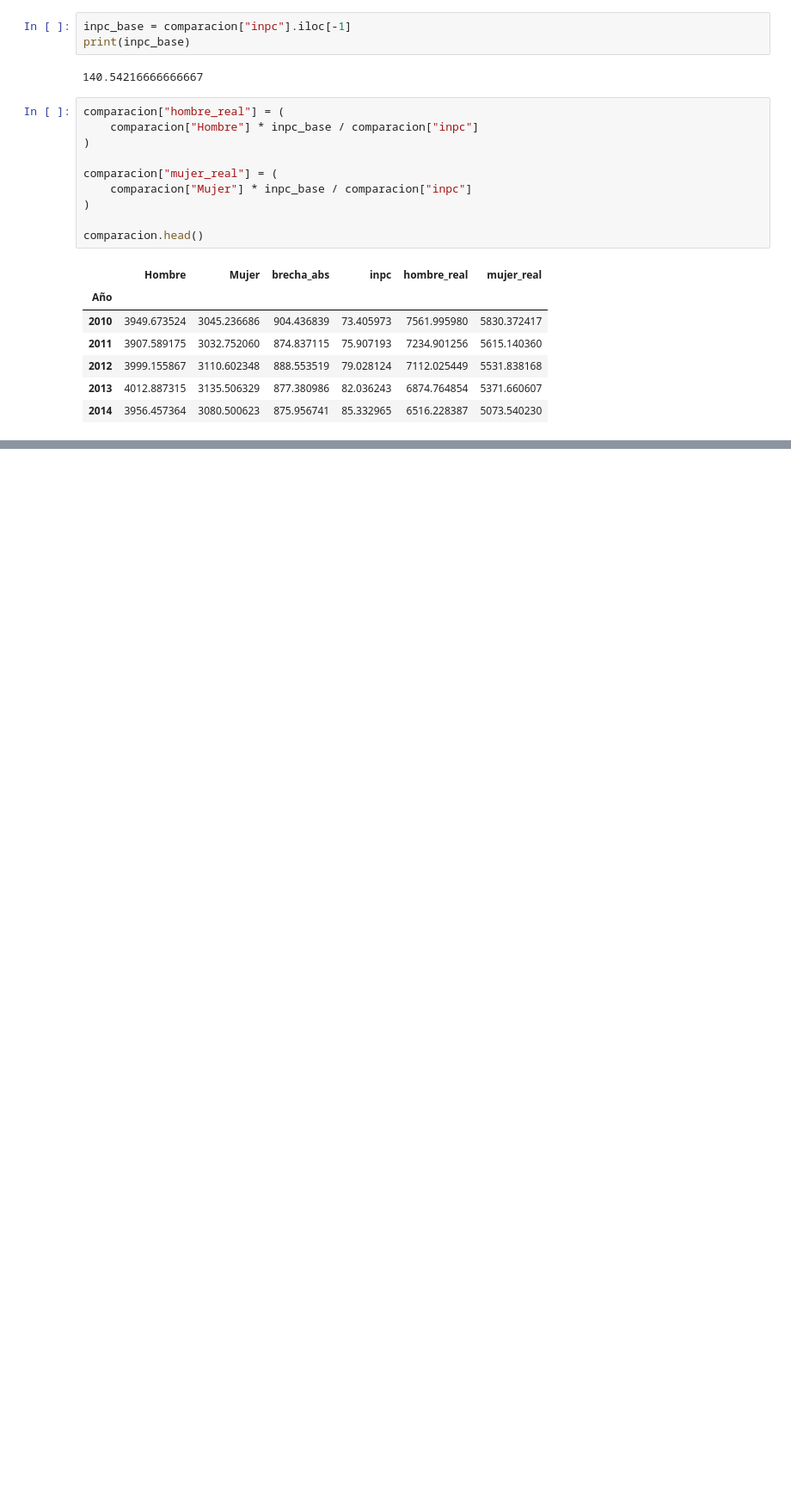
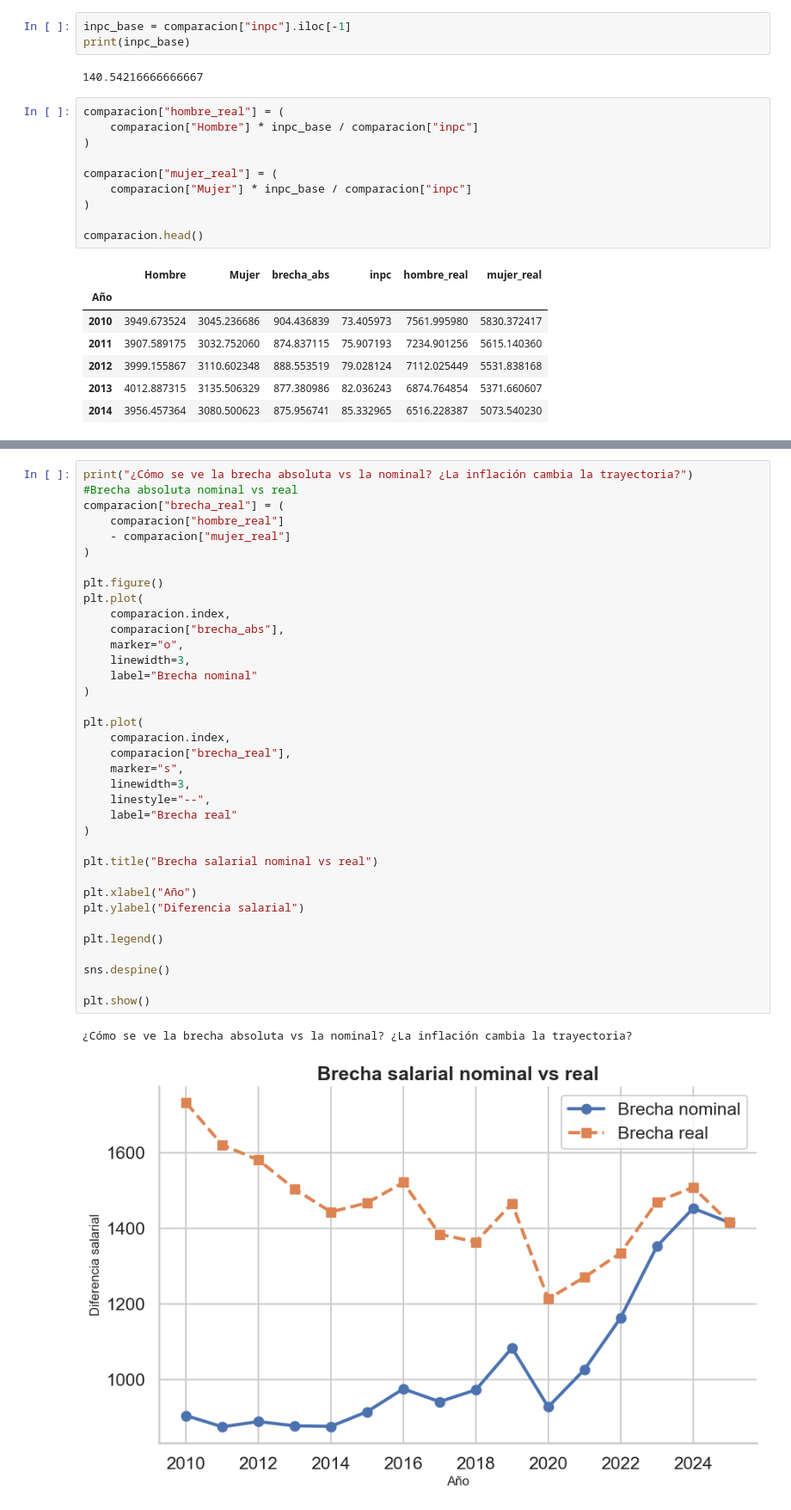
Before and after one commit to Monserrat-Vil/brecha_salarial, a Jupyter notebook: 1_gender-wagegap_fullanalysis.ipynb, the cells around one changed output, grey strips where cells are left out. Shown at 86% size. Saved outputs shown, nothing was run; the diff lists cells and outputs as text; blank space fills up the shorter version.

```diff
--- a/1_gender-wagegap_fullanalysis.ipynb
+++ b/1_gender-wagegap_fullanalysis.ipynb
@@ -363,0 +423,39 @@ comparacion.head()
+# %%
+print("¿Cómo se ve la brecha absoluta vs la nominal? ¿La inflación cambia la trayectoria?")
+#Brecha absoluta nominal vs real
+comparacion["brecha_real"] = (
+    comparacion["hombre_real"]
+    - comparacion["mujer_real"]
+)
+
+plt.figure()
+plt.plot(
+    comparacion.index,
+    comparacion["brecha_abs"],
+    marker="o",
+    linewidth=3,
+    label="Brecha nominal"
+)
+
+plt.plot(
+    comparacion.index,
+    comparacion["brecha_real"],
+    marker="s",
+    linewidth=3,
+    linestyle="--",
+    label="Brecha real"
+)
+
+plt.title("Brecha salarial nominal vs real")
+
+plt.xlabel("Año")
+plt.ylabel("Diferencia salarial")
+
+plt.legend()
+
+sns.despine()
+
+plt.show()
+# %% [output]
+¿Cómo se ve la brecha absoluta vs la nominal? ¿La inflación cambia la trayectoria?
+[figure, added]
```
Also changed, not shown: parts of 12 cells of this notebook.
